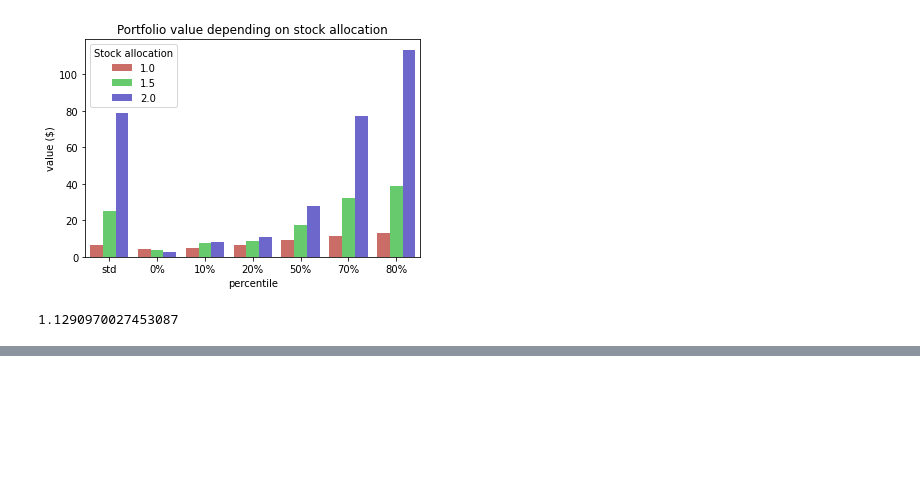
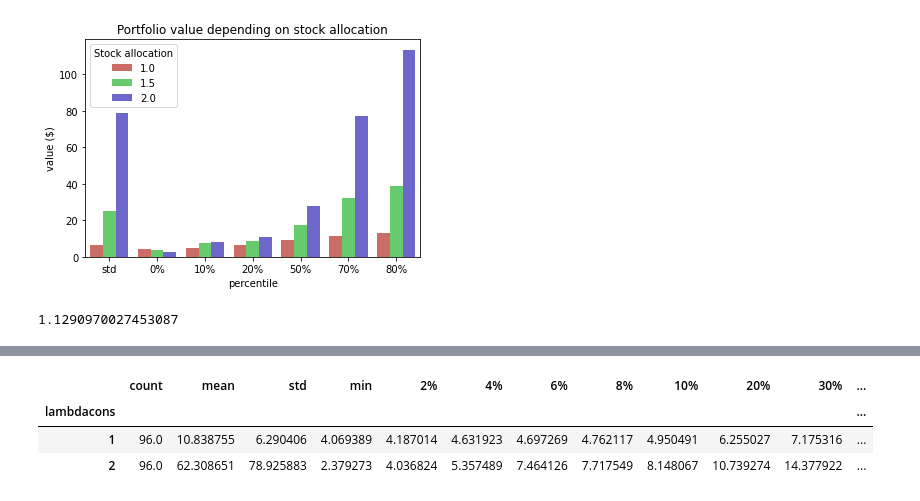
Before and after one commit to hatemr/lifecycle_investing, a Jupyter notebook: scripts/sensitivity_analysis.ipynb, the cells around one changed output, grey strips where cells are left out. Cells and saved outputs as stored; diff of their text form; code cells hidden in the pictures; blank space fills up the shorter version.

```diff
--- a/scripts/sensitivity_analysis.ipynb
+++ b/scripts/sensitivity_analysis.ipynb
@@ -195,0 +310,8 @@ s2.monthly_data.Annualized_adjusted_margin_rate.mean()
+# %%
+df3.loc[(df3.period_num==529), :].groupby('lambdacons')['value']. \
+    describe(percentiles=[0.02, 0.04, 0.06, 0.08, 0.1, 0.2, 0.3, 0.4])
+# %% [output]
+|  | count | mean | std | min | 2% | 4% | 6% | 8% | 10% | 20% | 30% | ... |
+| lambdacons |  |  |  |  |  |  |  |  |  |  |  | ... |
+| 1 | 96.0 | 10.838755 | 6.290406 | 4.069389 | 4.187014 | 4.631923 | 4.697269 | 4.762117 | 4.950491 | 6.255027 | 7.175316 | ... |
+| 2 | 96.0 | 62.308651 | 78.925883 | 2.379273 | 4.036824 | 5.357489 | 7.464126 | 7.717549 | 8.148067 | 10.739274 | 14.377922 | ... |
```
Also changed, not shown: parts of 10 cells of this notebook, 1 other file.
